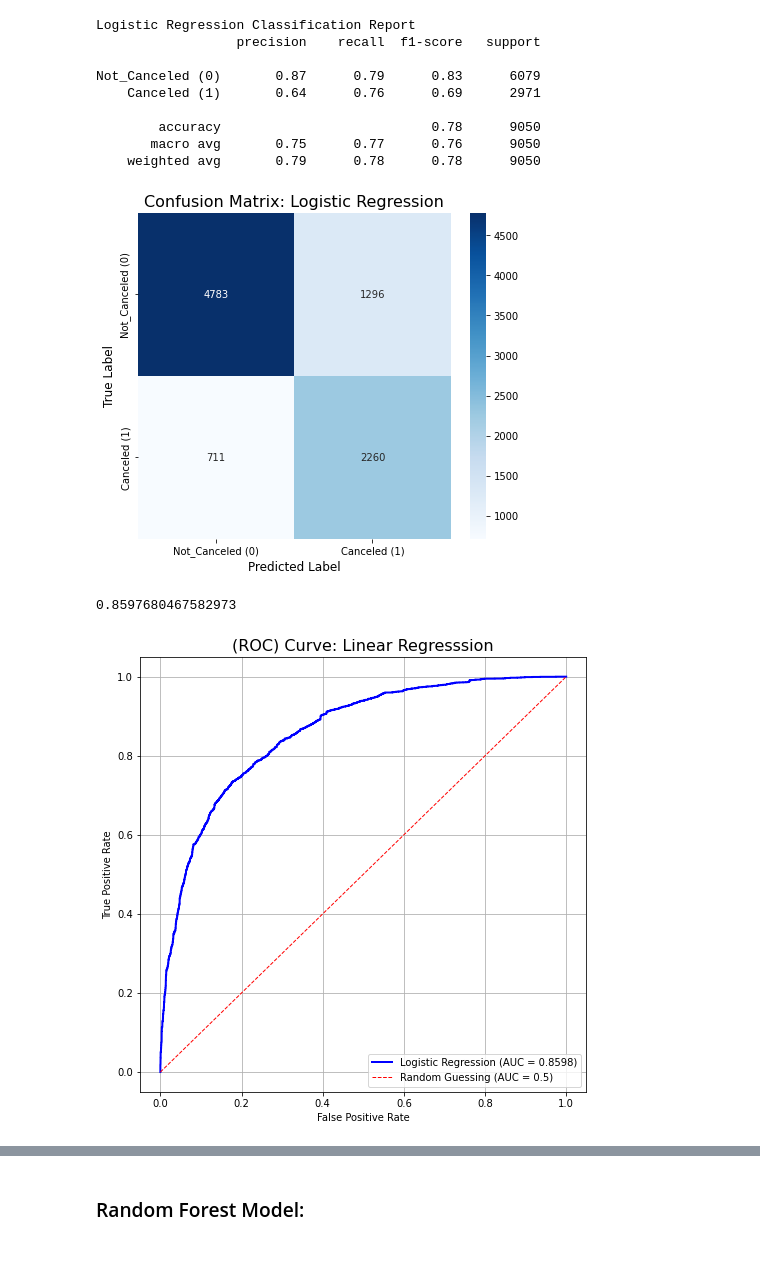
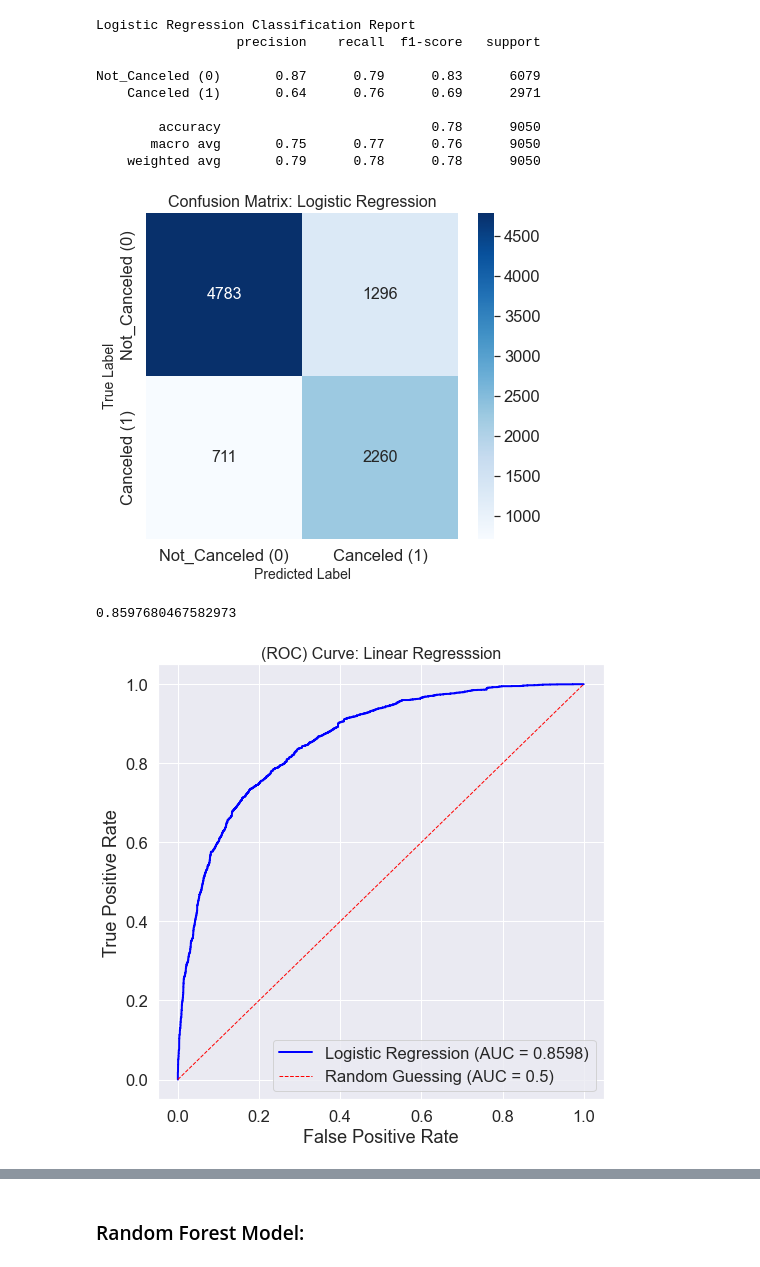
Before and after one commit to morgannash1/hotel_reservations, a Jupyter notebook: notebook.ipynb, the cells around one changed output, grey strips where cells are left out. Saved outputs shown, nothing was run; the diff lists cells and outputs as text; code cells hidden in the pictures.

```diff
--- a/notebook.ipynb
+++ b/notebook.ipynb
@@ -159,6 +172,7 @@ import pandas as pd
 import numpy as np
 import matplotlib.pyplot as plt
 import seaborn as sns
+sns.set_theme(font_scale=1.5) #set font size larger
 from sklearn.model_selection import train_test_split
 from sklearn.dummy import DummyClassifier
 from sklearn.metrics import classification_report, confusion_matrix, roc_auc_score, roc_curve, RocCurveDisplay
@@ -255,7 +282,7 @@ data = data.drop('Booking_ID', axis=1)
 # %%
 #create a list of columns to check their value_counts
 cols_to_check= ['type_of_meal_plan', 'required_car_parking_space', 'room_type_reserved', 'arrival_year', 'market_segment_type',
-                'repeated_guest', 'no_of_special_requests', 'booking_status']
+                'repeated_guest']
 
 #loop through columns and print value counts for each
 for col in cols_to_check:
@@ -533,27 +567,28 @@ Not_Canceled (0)       0.87      0.79      0.83      6079
 # %%
 #Create and Plot Confusion Matrix:
 
 #confusion matrix values
 logreg_cm = confusion_matrix(y_test, y_pred_lr_pipe)
 labels = ['Not_Canceled (0)', 'Canceled (1)']
 
 #plot using Seaborn heatmap
 plt.figure(figsize=(7, 6))
 sns.heatmap(
     logreg_cm,
     annot=True,
+    annot_kws={"fontsize": 16},
     fmt='d',
     cmap='Blues',
     xticklabels=labels,
     yticklabels=labels
 )
 
 plt.title('Confusion Matrix: Logistic Regression', fontsize=16)
-plt.ylabel('True Label', fontsize=12)
-plt.xlabel('Predicted Label', fontsize=12)
+plt.ylabel('True Label', fontsize=14)
+plt.xlabel('Predicted Label', fontsize=14)
 plt.show();
 # %% [output]
-[figure, old version]
+[figure, new version]
 # %%
 #get probabilities for ROC AUC
 y_proba_lr_pipe = pipeline_logreg.predict_proba(X_test)[:, 1]
@@ -580,7 +615,7 @@ plt.legend(loc="lower right")
 plt.grid(True)
 plt.show();
 # %% [output]
-[figure, old version]
+[figure, new version]
 # %%
 # 1. Access the trained Logistic Regression model from the pipeline
 lr_model_fitted = pipeline_logreg['classifier']
```
Also changed, not shown: parts of 33 cells of this notebook.
